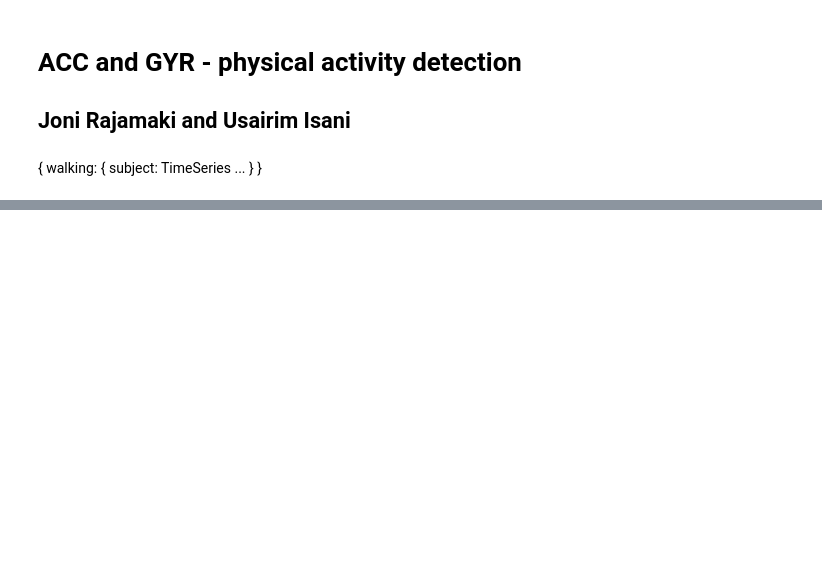
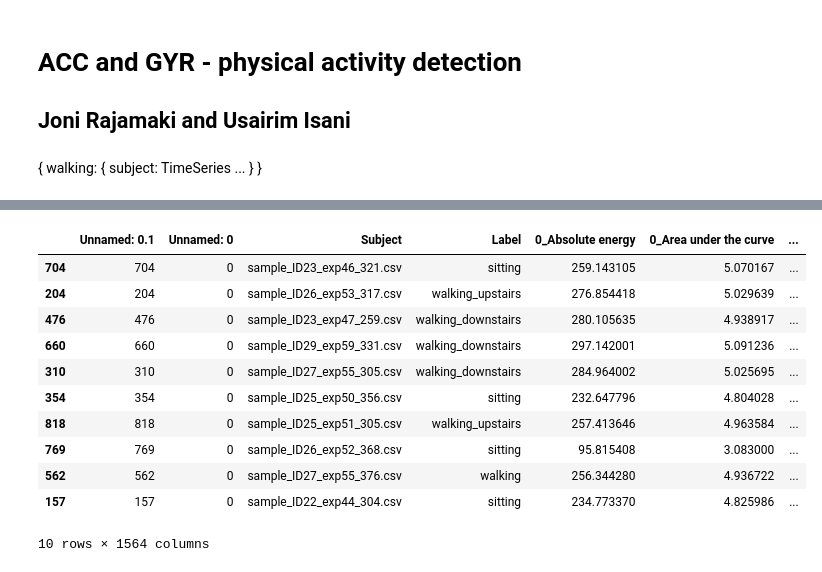
Before and after one commit to Jonitsi/Biosignal_Analysis, a Jupyter notebook: ACC_activity.ipynb, the cells around one changed output, grey strips where cells are left out. Saved outputs shown, nothing was run; the diff lists cells and outputs as text; code cells hidden in the pictures; blank space fills up the shorter version.

```diff
--- a/ACC_activity.ipynb
+++ b/ACC_activity.ipynb
@@ -71,0 +112,15 @@ extracted_features_df.sample(10)
+# %%
+testing_features.sample(10)
+# %% [output]
+|  | Unnamed: 0.1 | Unnamed: 0 | Subject | Label | 0_Absolute energy | 0_Area under the curve | ... |
+| 704 | 704 | 0 | sample_ID23_exp46_321.csv | sitting | 259.143105 | 5.070167 | ... |
+| 204 | 204 | 0 | sample_ID26_exp53_317.csv | walking_upstairs | 276.854418 | 5.029639 | ... |
+| 476 | 476 | 0 | sample_ID23_exp47_259.csv | walking_downstairs | 280.105635 | 4.938917 | ... |
+| 660 | 660 | 0 | sample_ID29_exp59_331.csv | walking_downstairs | 297.142001 | 5.091236 | ... |
+| 310 | 310 | 0 | sample_ID27_exp55_305.csv | walking_downstairs | 284.964002 | 5.025695 | ... |
+| 354 | 354 | 0 | sample_ID25_exp50_356.csv | sitting | 232.647796 | 4.804028 | ... |
+| 818 | 818 | 0 | sample_ID25_exp51_305.csv | walking_upstairs | 257.413646 | 4.963584 | ... |
+| 769 | 769 | 0 | sample_ID26_exp52_368.csv | sitting | 95.815408 | 3.083000 | ... |
+| 562 | 562 | 0 | sample_ID27_exp55_376.csv | walking | 256.344280 | 4.936722 | ... |
+| 157 | 157 | 0 | sample_ID22_exp44_304.csv | sitting | 234.773370 | 4.825986 | ... |
+10 rows × 1564 columns
```
Also changed, not shown: parts of 7 cells of this notebook.
